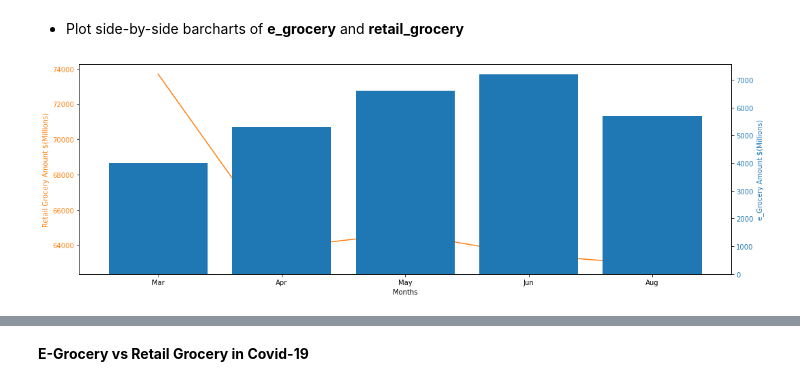
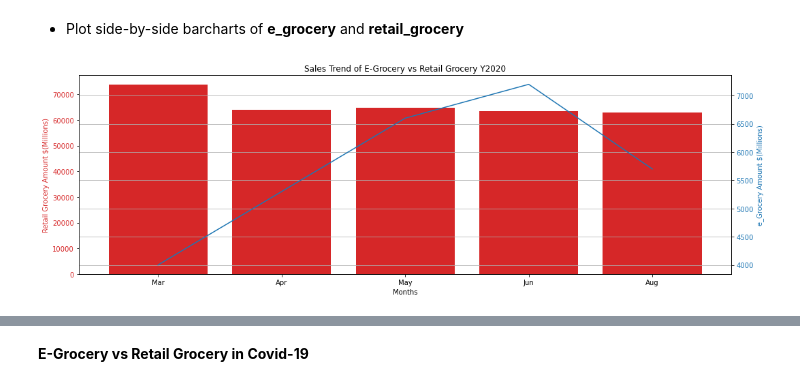
Before and after one commit to LenSin3/Conservatory-cvd19-retail, a Jupyter notebook: covid-retail.ipynb, the cells around one changed output, grey strips where cells are left out. Drawn from its saved outputs; the diff is of its cells as text; code cells hidden in the pictures.

Commit message:
modified e_grocer vs retail_grocery to bar and line chart

```diff
--- a/covid-retail.ipynb
+++ b/covid-retail.ipynb
@@ -730,29 +730,29 @@ merged_grocery
 # %%
 plt.rcParams['figure.figsize'] = [15, 5]
 t = ['Mar', 'Apr', 'May', 'Jun', 'Aug']
-data1 = merged_grocery['Amount_Retail_Grocery']
-data2 = merged_grocery['Amount_e_Grocery']
+data1 = retail_covid_months['Amount']
+data2 = e_grocery_2020['Amount']
 labels = ['Mar', 'Apr', 'May', 'Jun', 'Aug']
 fig, ax1 = plt.subplots()
 
-color = 'tab:orange'
+color = 'tab:red'
 ax1.set_xlabel('Months')
 ax1.set_ylabel('Retail Grocery Amount $(Millions)', color=color)
-ax1.plot(t, data1, color=color)
+ax1.bar(t, data1, color=color)
 ax1.tick_params(axis='y', labelcolor=color)
 
 
 ax2 = ax1.twinx()
 
 color = 'tab:blue'
 ax2.set_ylabel('e_Grocery Amount $(Millions)', color=color)
-ax2.bar(t, data2, color=color)
+ax2.plot(t, data2, color=color)
 ax2.tick_params(axis='y', labelcolor=color)
 
-# plt.title('Sales Trend of E-Grocery vs Retail Grocery Y2020')
+plt.title('Sales Trend of E-Grocery vs Retail Grocery Y2020')
 fig.tight_layout()
-# plt.grid()
+plt.grid()
 # plt.savefig('retail_e_grocery_line.png')
 plt.show()
 # %% [output]
-[figure, old version]
+[figure, new version]
```
Also changed, not shown: parts of 1 cell of this notebook.
